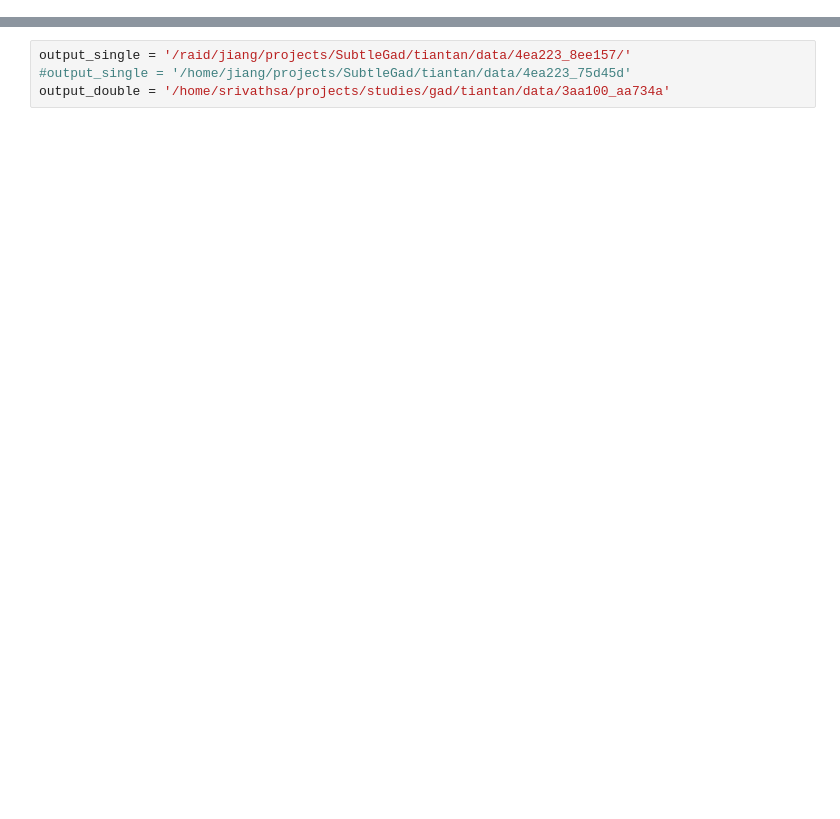
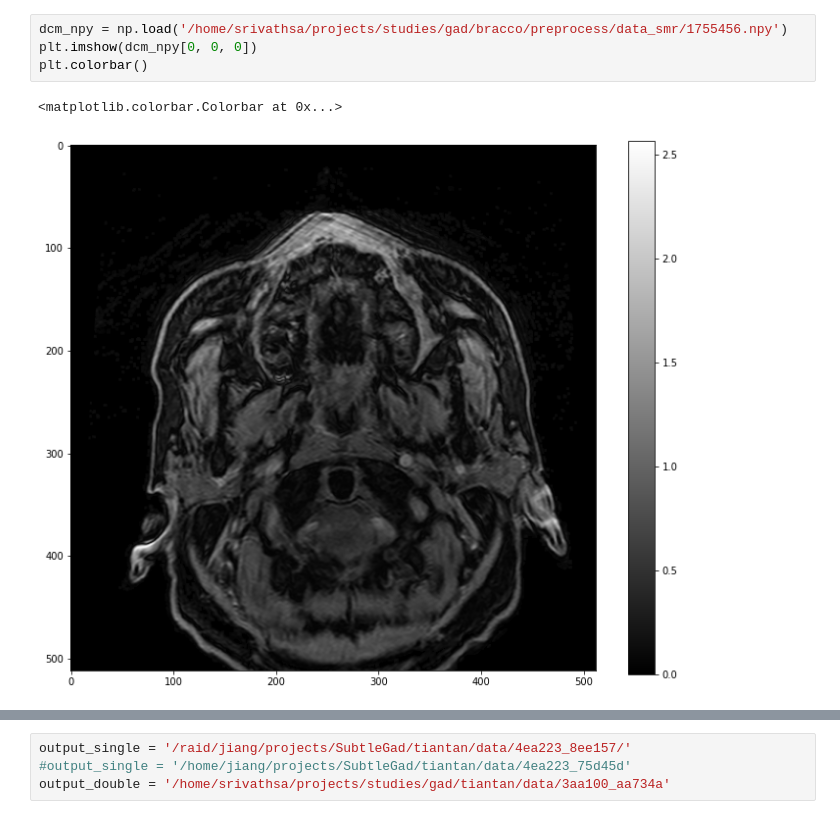
Before and after one commit to subtlemedicalinc/SubtleBoost, a Jupyter notebook: train/notebooks/DICOM Viewer.ipynb, the cells around one changed output, grey strips where cells are left out. Saved outputs shown, nothing was run; the diff lists cells and outputs as text; blank space fills up the shorter version.

```diff
--- a/train/notebooks/DICOM Viewer.ipynb
+++ b/train/notebooks/DICOM Viewer.ipynb
@@ -20,0 +56,7 @@ from subtle.utils.io import load_h5_file
+# %%
+dcm_npy = np.load('/home/srivathsa/projects/studies/gad/bracco/preprocess/data_smr/1755456.npy')
+plt.imshow(dcm_npy[0, 0, 0])
+plt.colorbar()
+# %% [output]
+<matplotlib.colorbar.Colorbar at 0x...>
+[figure, added]
```
Also changed, not shown: parts of 15 cells of this notebook, 30 other files.
